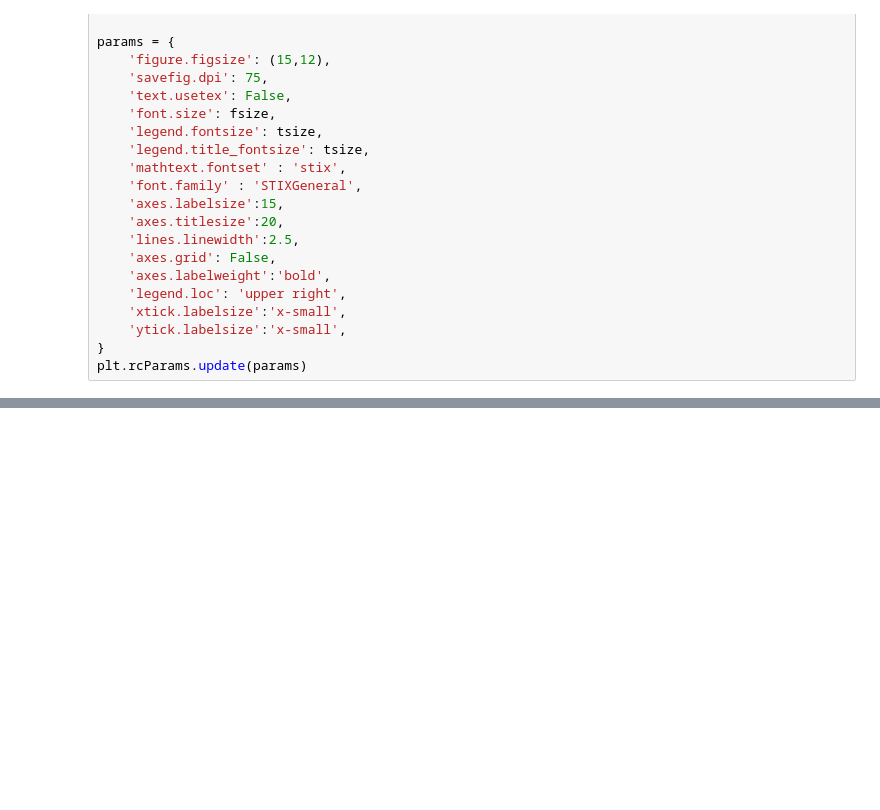
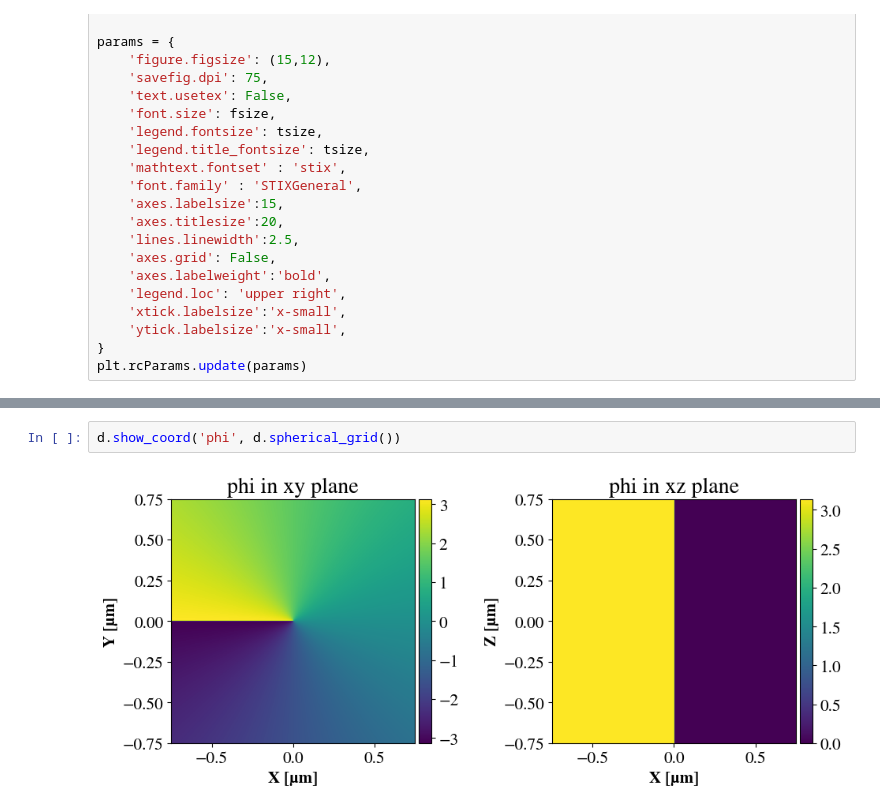
Before and after one commit to joakimpugesgaard/PyScatter, a Jupyter notebook: decomp_class.ipynb, the cells around one changed output, grey strips where cells are left out. Cells and saved outputs as stored; diff of their text form; blank space fills up the shorter version.

```diff
--- a/decomp_class.ipynb
+++ b/decomp_class.ipynb
@@ -409,0 +481,4 @@ mp.plot_multipoles(5, 5, type = "magnetic", interaction = "scattering", plot = "
+# %%
+d.show_coord('phi', d.spherical_grid())
+# %% [output]
+[figure, added]
```
Also changed, not shown: parts of 5 cells of this notebook, 1 other file.
